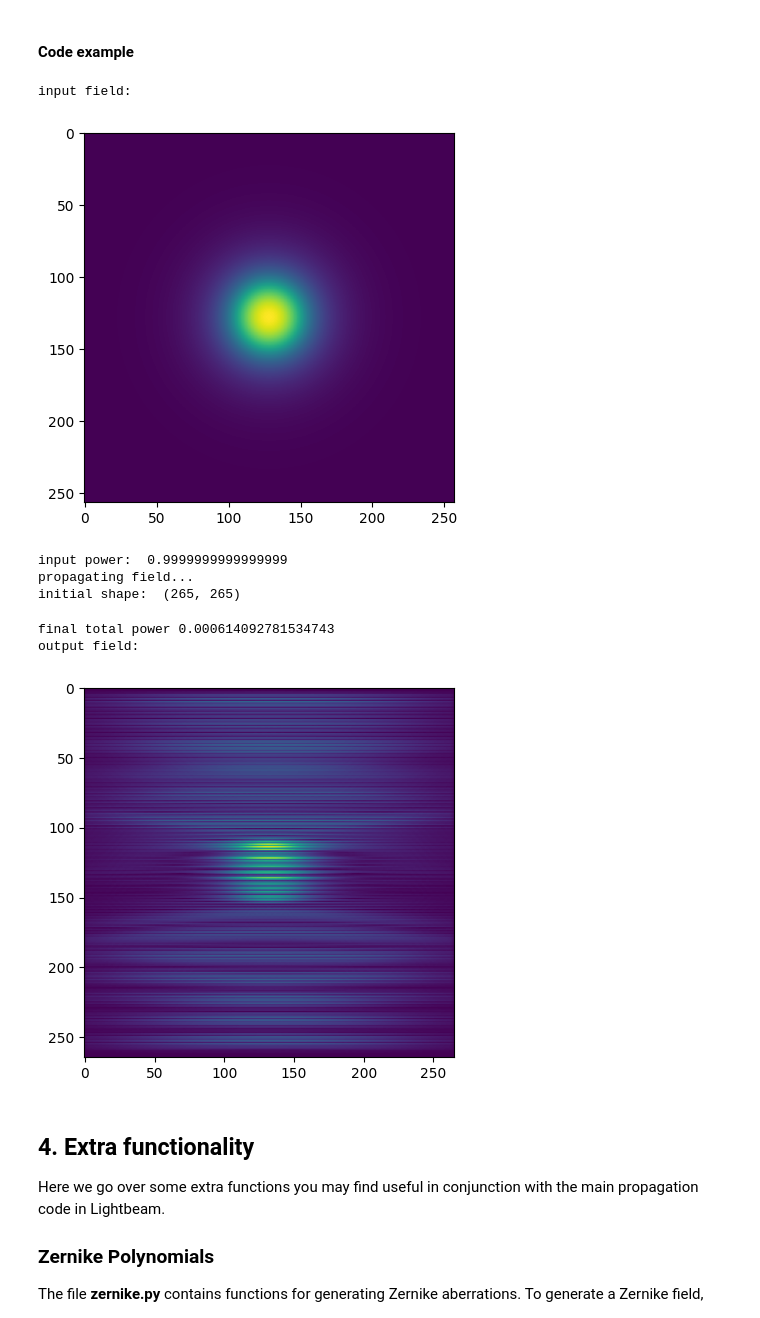
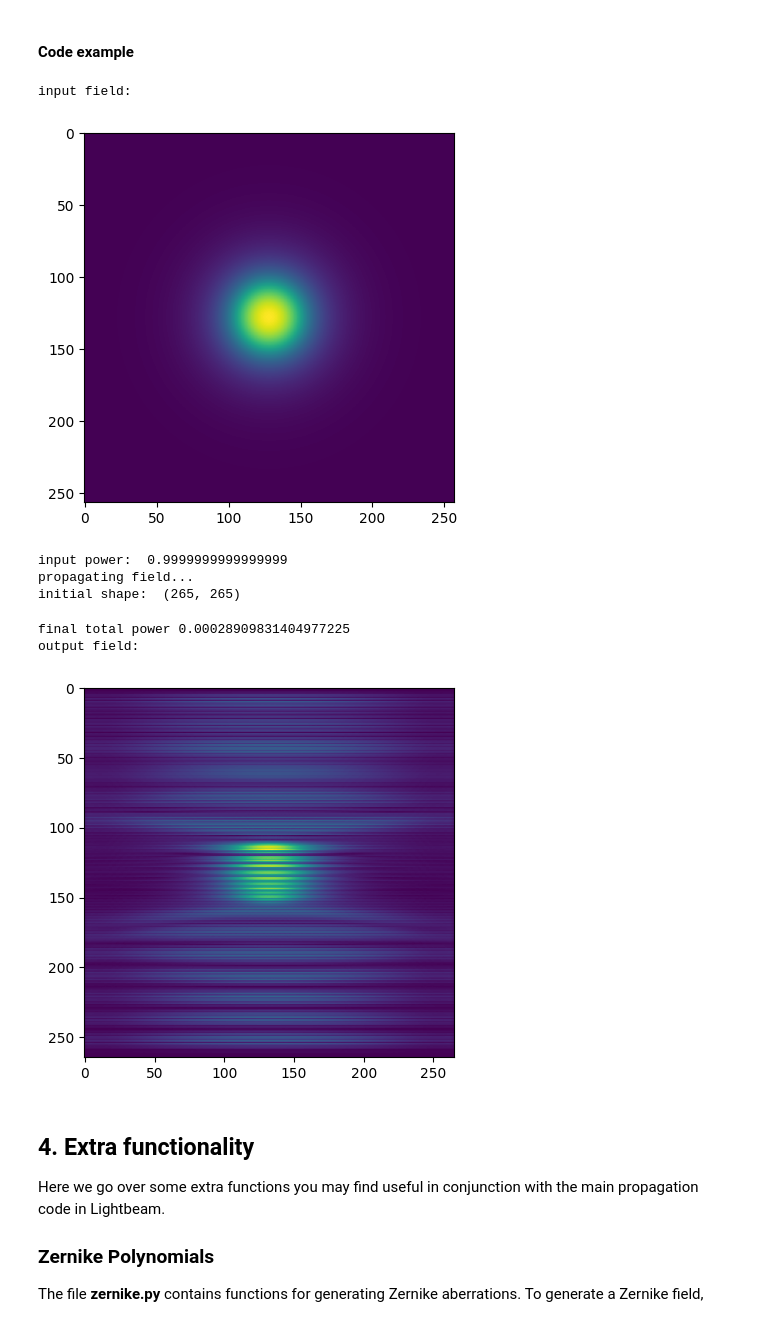
Before and after one commit to aditya-sengupta/lightbeam, a Jupyter notebook: notebooks/Lightbeam.ipynb, the cells around one changed output. Drawn from its saved outputs; the diff is of its cells as text; code cells hidden in the pictures.

```diff
--- a/notebooks/Lightbeam.ipynb
+++ b/notebooks/Lightbeam.ipynb
@@ -272,36 +270,36 @@ SMF = optics.OpticSys([fiber_core],nclad)
 ## Launch field ##
 
 from lightbeam import normalize
 
 u0 = normalize(lpfield(xg,yg,0,1,rcore,wl,ncore,nclad))
 u0 *= np.exp(10.j*xg)
 
 
 print("input field: ")
 plt.imshow(np.abs(u0))
 plt.show()
 
 ## propagation ##
 
 from lightbeam import Prop3D
 
 prop = Prop3D(wl,mesh,SMF,nclad)
 
-u0 = prop.prop2end_uniform(u0)
+u0 = prop.prop2end(u0)
 
 print("output field: ")
 plt.imshow(np.abs(u0))
 
 plt.show()
 # %% [output]
 input field:
 [figure]
 input power:  0.9999999999999999
 propagating field...
 initial shape:  (265, 265)
-final total power 0.000614092781534743
+final total power 0.00028909831404977225
 output field:
-[figure, old version]
+[figure, new version]
 # %% [markdown]
 ## 4. Extra functionality
 
```
Also changed, not shown: parts of 4 cells of this notebook, 8 other files.
